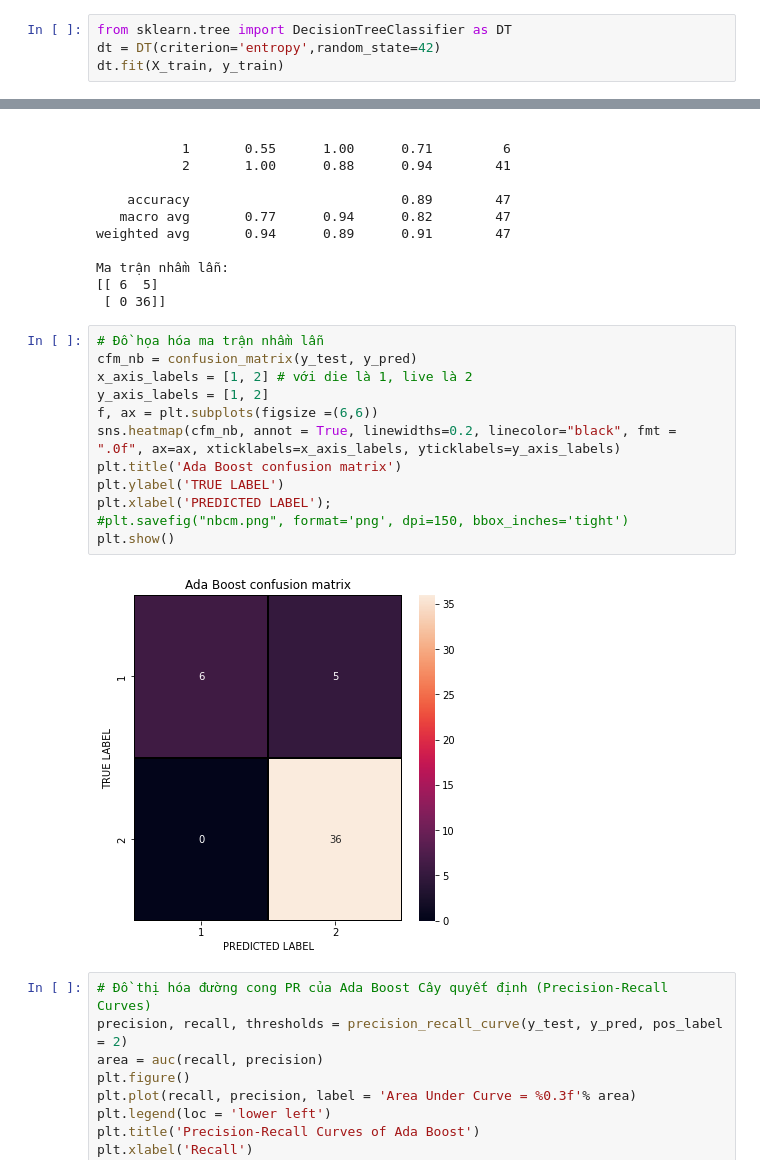
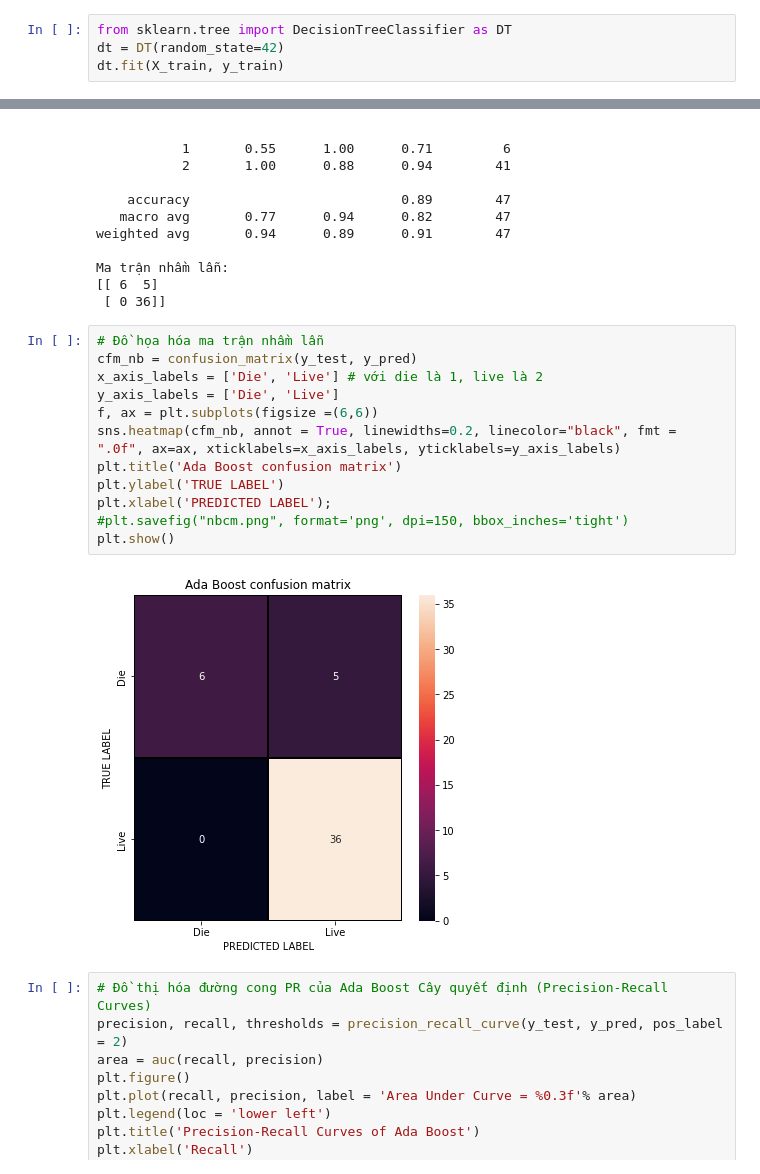
Before and after one commit to xiaolynx/giao-linh-910, a Jupyter notebook: n01-phan-lop-du-lieu-benh-nhan-ung-thu.ipynb, the cells around one changed output, grey strips where cells are left out. Drawn from its saved outputs; the diff is of its cells as text.

```diff
--- a/n01-phan-lop-du-lieu-benh-nhan-ung-thu.ipynb
+++ b/n01-phan-lop-du-lieu-benh-nhan-ung-thu.ipynb
@@ -443,6 +447,6 @@ plt.show()
 ## XÂY DỰNG MÔ HÌNH - Decision Tree Algorithm
 # %%
 from sklearn.tree import DecisionTreeClassifier as DT
-dt = DT(criterion='entropy',random_state=42)
+dt = DT(random_state=42)
 dt.fit(X_train, y_train)
 # %% [output]
@@ -691,17 +681,17 @@ Ma trận nhầm lẫn:
 # %%
 # Đồ họa hóa ma trận nhầm lẫn
 cfm_nb = confusion_matrix(y_test, y_pred)
-x_axis_labels = [1, 2] # với die là 1, live là 2
-y_axis_labels = [1, 2]
+x_axis_labels = ['Die', 'Live'] # với die là 1, live là 2
+y_axis_labels = ['Die', 'Live']
 f, ax = plt.subplots(figsize =(6,6))
 sns.heatmap(cfm_nb, annot = True, linewidths=0.2, linecolor="black", fmt = ".0f", ax=ax, xticklabels=x_axis_labels, yticklabels=y_axis_labels)
 plt.title('Ada Boost confusion matrix')
 plt.ylabel('TRUE LABEL')
 plt.xlabel('PREDICTED LABEL');
 #plt.savefig("nbcm.png", format='png', dpi=150, bbox_inches='tight')
 plt.show()
 # %% [output]
-[figure, old version]
+[figure, new version]
 # %%
 # Đồ thị hóa đường cong PR của Ada Boost Cây quyết định (Precision-Recall Curves)
 precision, recall, thresholds = precision_recall_curve(y_test, y_pred, pos_label = 2)
```
Also changed, not shown: parts of 10 cells of this notebook.
